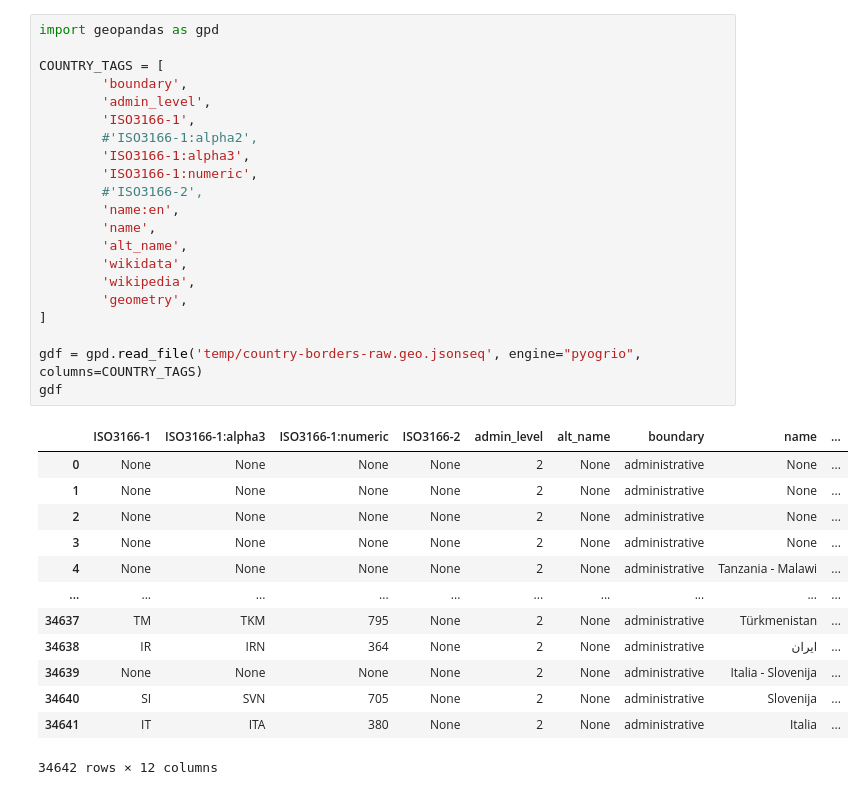
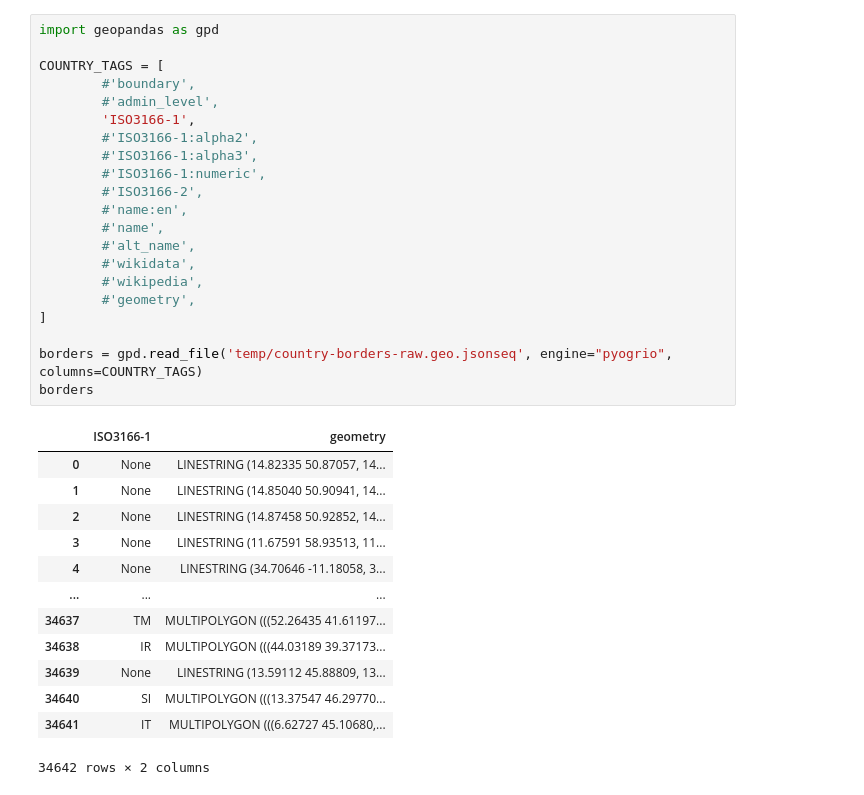
Before and after one commit to dagnelies/open-street-data, a Jupyter notebook: extracts-borders.ipynb, the cells around one changed output. Drawn from its saved outputs; the diff is of its cells as text.

```diff
--- a/extracts-borders.ipynb
+++ b/extracts-borders.ipynb
@@ -1,35 +1,35 @@
 # %%
 import geopandas as gpd
 
 COUNTRY_TAGS = [
-        'boundary',
-        'admin_level',
+        #'boundary',
+        #'admin_level',
         'ISO3166-1',
         #'ISO3166-1:alpha2',
-        'ISO3166-1:alpha3',
-        'ISO3166-1:numeric',
+        #'ISO3166-1:alpha3',
+        #'ISO3166-1:numeric',
         #'ISO3166-2',
-        'name:en',
-        'name',
-        'alt_name',
-        'wikidata',
-        'wikipedia',
-        'geometry',
+        #'name:en',
+        #'name',
+        #'alt_name',
+        #'wikidata',
+        #'wikipedia',
+        #'geometry',
 ]
 
-gdf = gpd.read_file('temp/country-borders-raw.geo.jsonseq', engine="pyogrio", columns=COUNTRY_TAGS)
-gdf
+borders = gpd.read_file('temp/country-borders-raw.geo.jsonseq', engine="pyogrio", columns=COUNTRY_TAGS)
+borders
 # %% [output]
-|  | ISO3166-1 | ISO3166-1:alpha3 | ISO3166-1:numeric | ISO3166-2 | admin_level | alt_name | boundary | name | ... |
-| 0 | None | None | None | None | 2 | None | administrative | None | ... |
-| 1 | None | None | None | None | 2 | None | administrative | None | ... |
-| 2 | None | None | None | None | 2 | None | administrative | None | ... |
-| 3 | None | None | None | None | 2 | None | administrative | None | ... |
-| 4 | None | None | None | None | 2 | None | administrative | Tanzania - Malawi | ... |
-| ... | ... | ... | ... | ... | ... | ... | ... | ... | ... |
-| 34637 | TM | TKM | 795 | None | 2 | None | administrative | Türkmenistan | ... |
-| 34638 | IR | IRN | 364 | None | 2 | None | administrative | ایران | ... |
-| 34639 | None | None | None | None | 2 | None | administrative | Italia - Slovenija | ... |
-| 34640 | SI | SVN | 705 | None | 2 | None | administrative | Slovenija | ... |
-| 34641 | IT | ITA | 380 | None | 2 | None | administrative | Italia | ... |
+|  | ISO3166-1 | geometry |
+| 0 | None | LINESTRING (14.82335 50.87057, 14... |
+| 1 | None | LINESTRING (14.85040 50.90941, 14... |
+| 2 | None | LINESTRING (14.87458 50.92852, 14... |
+| 3 | None | LINESTRING (11.67591 58.93513, 11... |
+| 4 | None | LINESTRING (34.70646 -11.18058, 3... |
+| ... | ... | ... |
+| 34637 | TM | MULTIPOLYGON (((52.26435 41.61197... |
+| 34638 | IR | MULTIPOLYGON (((44.03189 39.37173... |
+| 34639 | None | LINESTRING (13.59112 45.88809, 13... |
+| 34640 | SI | MULTIPOLYGON (((13.37547 46.29770... |
+| 34641 | IT | MULTIPOLYGON (((6.62727 45.10680,... |
-34642 rows × 12 columns
+34642 rows × 2 columns
```
Also changed, not shown: parts of 19 cells of this notebook, 5 other files.
